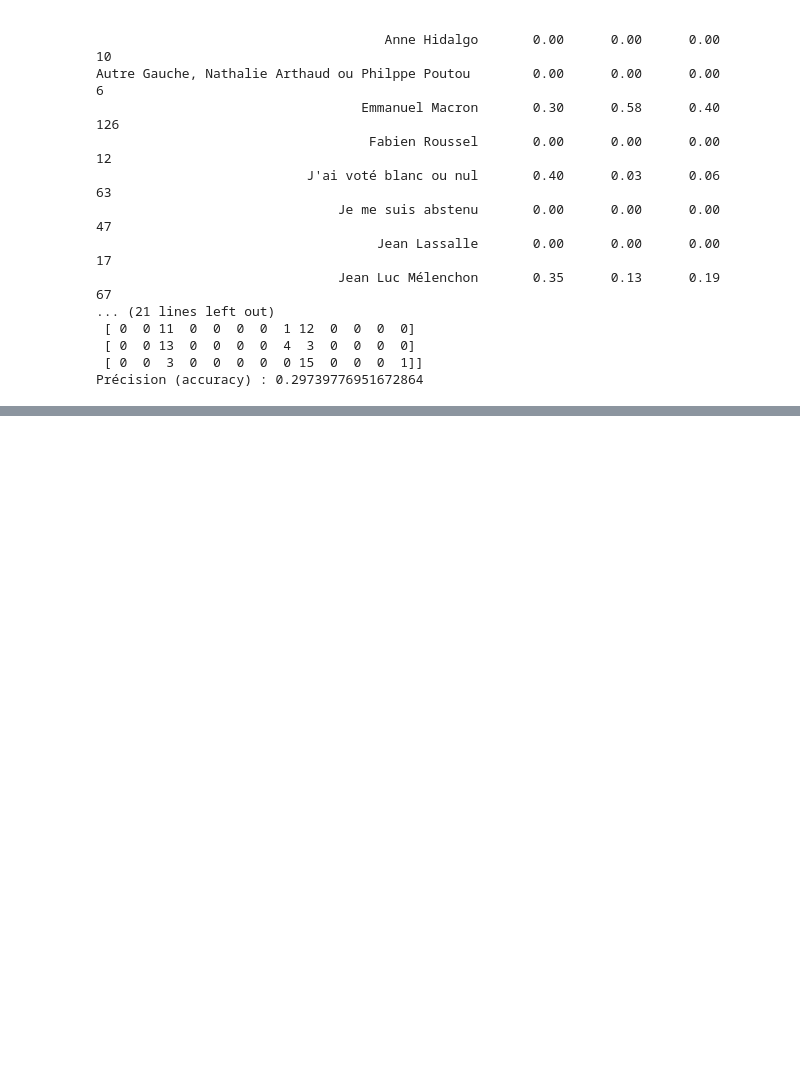
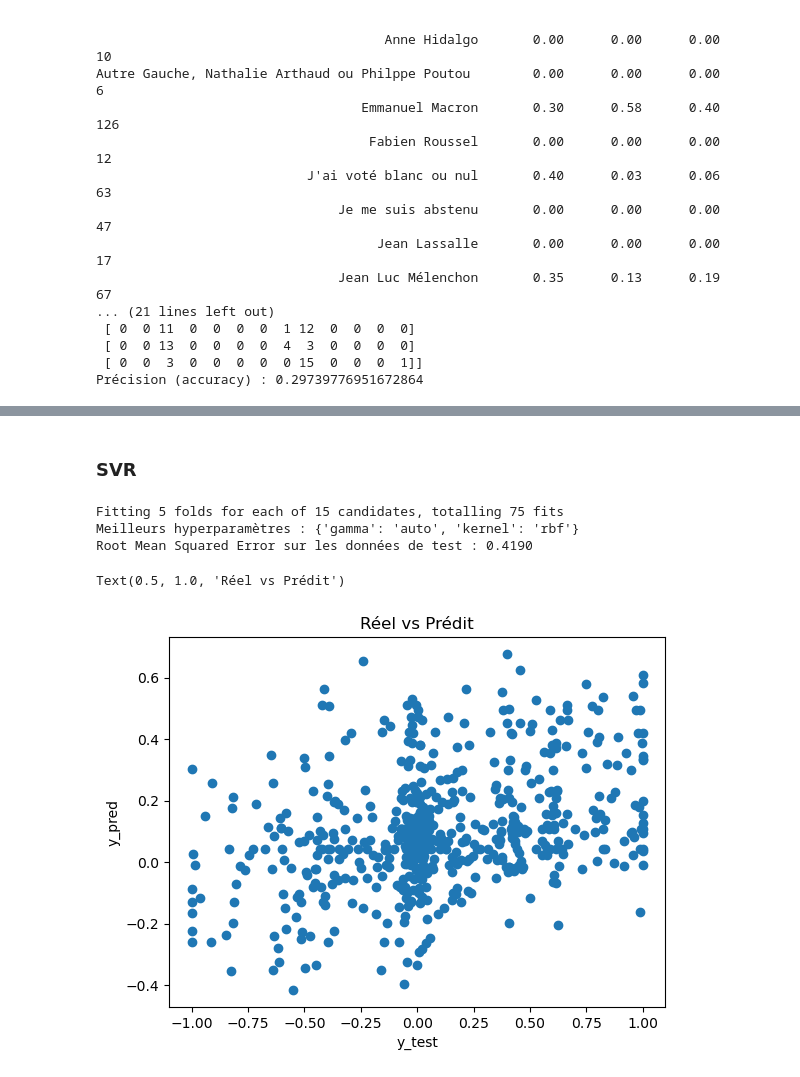
Before and after one commit to Thomas-labreur/PIP2025_GR3, a Jupyter notebook: enquete_machinelearning.ipynb, the cells around one changed output, grey strips where cells are left out. Drawn from its saved outputs; the diff is of its cells as text; code cells hidden in the pictures; blank space fills up the shorter version.

```diff
--- a/enquete_machinelearning.ipynb
+++ b/enquete_machinelearning.ipynb
@@ -284,0 +355,47 @@ questionnaire
+# %% [markdown]
+### SVR
+# %%
+# Division des données en train et test
+X_train, X_test, y_train, y_test = train_test_split(X, y_noisy, test_size=0.2, random_state=42)
+
+# Modèle SVM
+svr = SVR()
+
+# Grille des hyperparamètres à tester
+param_grid = {
+    'kernel': ['linear', 'rbf', 'sigmoid'],  # Types de noyaux
+    'gamma': ['scale', 'auto', 0.01, 0.1, 1],  # Coefficient pour les noyaux 'rbf', 'poly', et 'sigmoid'
+}
+
+# GridSearchCV pour le fine-tuning
+grid_search = GridSearchCV(
+    estimator=svr,
+    param_grid=param_grid,
+    cv=5,  # Validation croisée à 5 plis
+    scoring='neg_mean_squared_error',  # Optimiser pour l'erreur quadratique moyenne
+    verbose=1,
+    n_jobs=-1  # Utiliser tous les cœurs disponibles
+)
+
+# Entraînement
+grid_search.fit(X_train, y_train)
+
+# Meilleurs hyperparamètres
+print("Meilleurs hyperparamètres :", grid_search.best_params_)
+
+# Évaluer sur les données de test
+best_svr = grid_search.best_estimator_
+y_pred = best_svr.predict(X_test)
+mse = mean_squared_error(y_test, y_pred)
+print(f"Root Mean Squared Error sur les données de test : {np.sqrt(mse):.4f}")
+
+plt.scatter(y_test, y_pred)
+plt.xlabel("y_test")
+plt.ylabel("y_pred")
+plt.title("Réel vs Prédit")
+# %% [output]
+Fitting 5 folds for each of 15 candidates, totalling 75 fits
+Meilleurs hyperparamètres : {'gamma': 'auto', 'kernel': 'rbf'}
+Root Mean Squared Error sur les données de test : 0.4190
+Text(0.5, 1.0, 'Réel vs Prédit')
+[figure, added]
```
Also changed, not shown: parts of 11 cells of this notebook, 5 other files.
